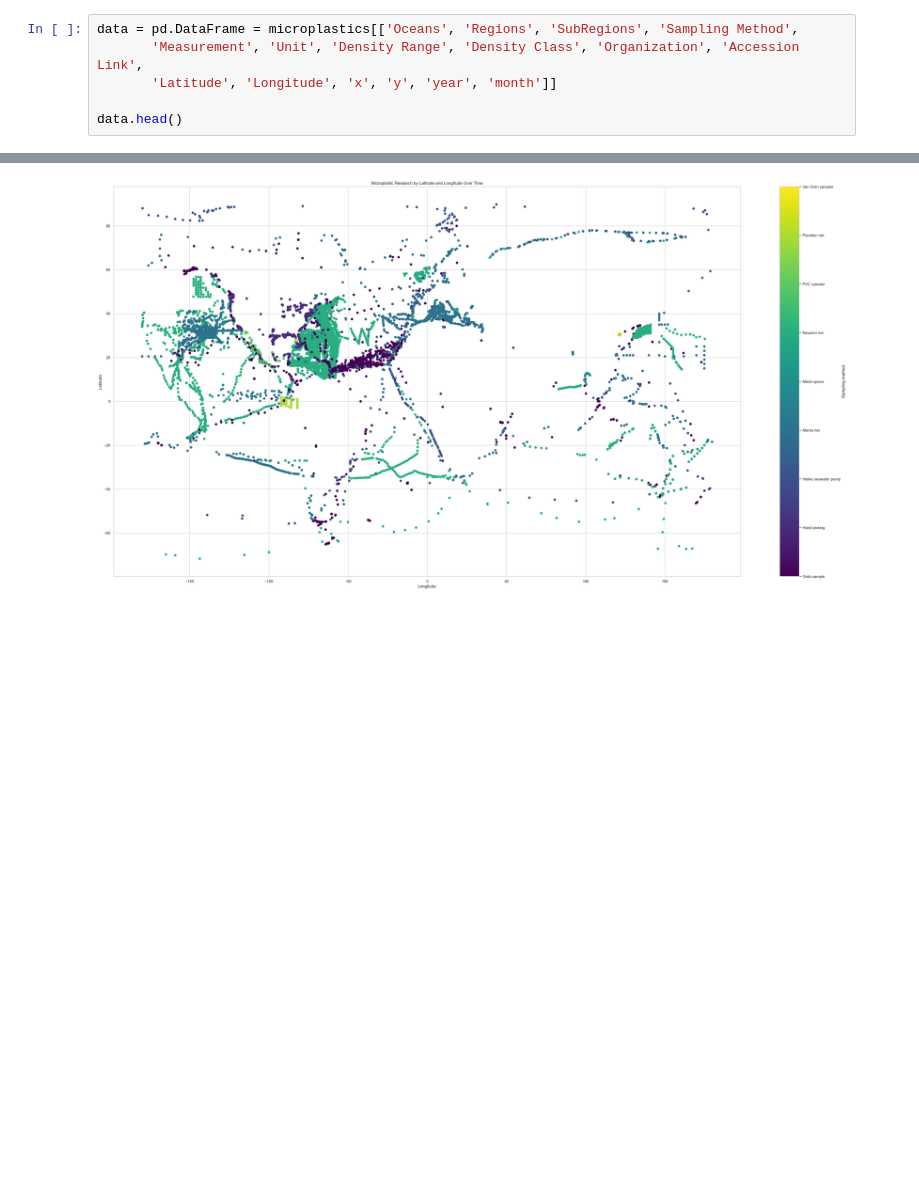
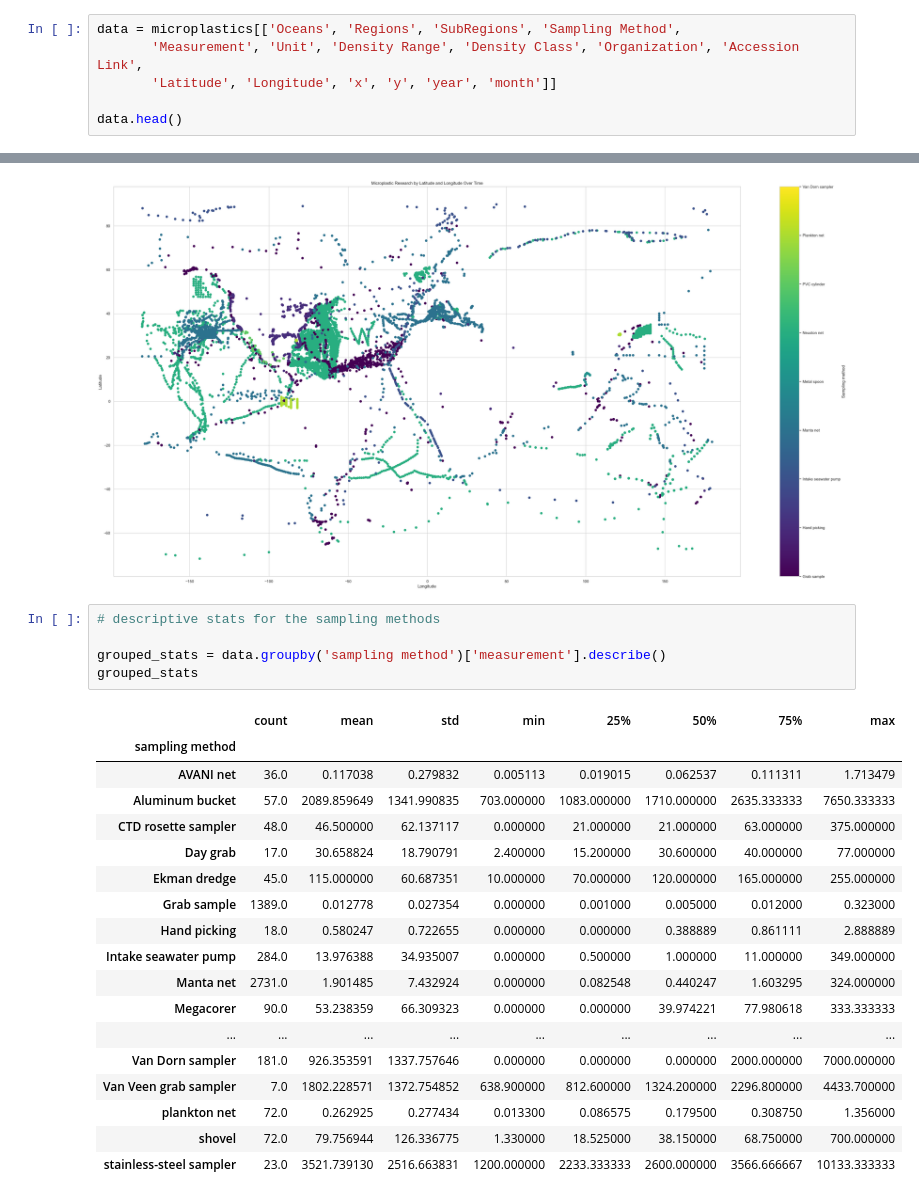
Before and after one commit to ashabensted/group-project, a Jupyter notebook: charli.ipynb, the cells around one changed output, grey strips where cells are left out. Saved outputs shown, nothing was run; the diff lists cells and outputs as text; blank space fills up the shorter version.

```diff
--- a/charli.ipynb
+++ b/charli.ipynb
@@ -43,7 +47,7 @@ Index(['OBJECTID', 'Oceans', 'Regions', 'SubRegions', 'Sampling Method',
        'GlobalID', 'x', 'y', 'year', 'month'],
       dtype='object')
 # %%
-data = pd.DataFrame = microplastics[['Oceans', 'Regions', 'SubRegions', 'Sampling Method',
+data = microplastics[['Oceans', 'Regions', 'SubRegions', 'Sampling Method',
        'Measurement', 'Unit', 'Density Range', 'Density Class', 'Organization', 'Accession Link',
        'Latitude', 'Longitude', 'x', 'y', 'year', 'month']]
 
@@ -549,3 +522,27 @@ Try using .loc[row_indexer,col_indexer] = value instead
 See the caveats in the documentation: https://pandas.pydata.org/pandas-docs/stable/user_guide/indexing.html#returning-a-view-versus-a-copy
   above_100_samples['sampling_method_code'] = categories.codes  # Extract numeric codes for coloring
 [figure]
+# %%
+# descriptive stats for the sampling methods
+
+grouped_stats = data.groupby('sampling method')['measurement'].describe()
+grouped_stats
+# %% [output]
+|  | count | mean | std | min | 25% | 50% | 75% | max |
+| sampling method |  |  |  |  |  |  |  |  |
+| AVANI net | 36.0 | 0.117038 | 0.279832 | 0.005113 | 0.019015 | 0.062537 | 0.111311 | 1.713479 |
+| Aluminum bucket | 57.0 | 2089.859649 | 1341.990835 | 703.000000 | 1083.000000 | 1710.000000 | 2635.333333 | 7650.333333 |
+| CTD rosette sampler | 48.0 | 46.500000 | 62.137117 | 0.000000 | 21.000000 | 21.000000 | 63.000000 | 375.000000 |
+| Day grab | 17.0 | 30.658824 | 18.790791 | 2.400000 | 15.200000 | 30.600000 | 40.000000 | 77.000000 |
+| Ekman dredge | 45.0 | 115.000000 | 60.687351 | 10.000000 | 70.000000 | 120.000000 | 165.000000 | 255.000000 |
+| Grab sample | 1389.0 | 0.012778 | 0.027354 | 0.000000 | 0.001000 | 0.005000 | 0.012000 | 0.323000 |
+| Hand picking | 18.0 | 0.580247 | 0.722655 | 0.000000 | 0.000000 | 0.388889 | 0.861111 | 2.888889 |
+| Intake seawater pump | 284.0 | 13.976388 | 34.935007 | 0.000000 | 0.500000 | 1.000000 | 11.000000 | 349.000000 |
+| Manta net | 2731.0 | 1.901485 | 7.432924 | 0.000000 | 0.082548 | 0.440247 | 1.603295 | 324.000000 |
+| Megacorer | 90.0 | 53.238359 | 66.309323 | 0.000000 | 0.000000 | 39.974221 | 77.980618 | 333.333333 |
+| ... | ... | ... | ... | ... | ... | ... | ... | ... |
+| Van Dorn sampler | 181.0 | 926.353591 | 1337.757646 | 0.000000 | 0.000000 | 0.000000 | 2000.000000 | 7000.000000 |
+| Van Veen grab sampler | 7.0 | 1802.228571 | 1372.754852 | 638.900000 | 812.600000 | 1324.200000 | 2296.800000 | 4433.700000 |
+| plankton net | 72.0 | 0.262925 | 0.277434 | 0.013300 | 0.086575 | 0.179500 | 0.308750 | 1.356000 |
+| shovel | 72.0 | 79.756944 | 126.336775 | 1.330000 | 18.525000 | 38.150000 | 68.750000 | 700.000000 |
+| stainless-steel sampler | 23.0 | 3521.739130 | 2516.663831 | 1200.000000 | 2233.333333 | 2600.000000 | 3566.666667 | 10133.333333 |
```
Also changed, not shown: parts of 7 cells of this notebook.
